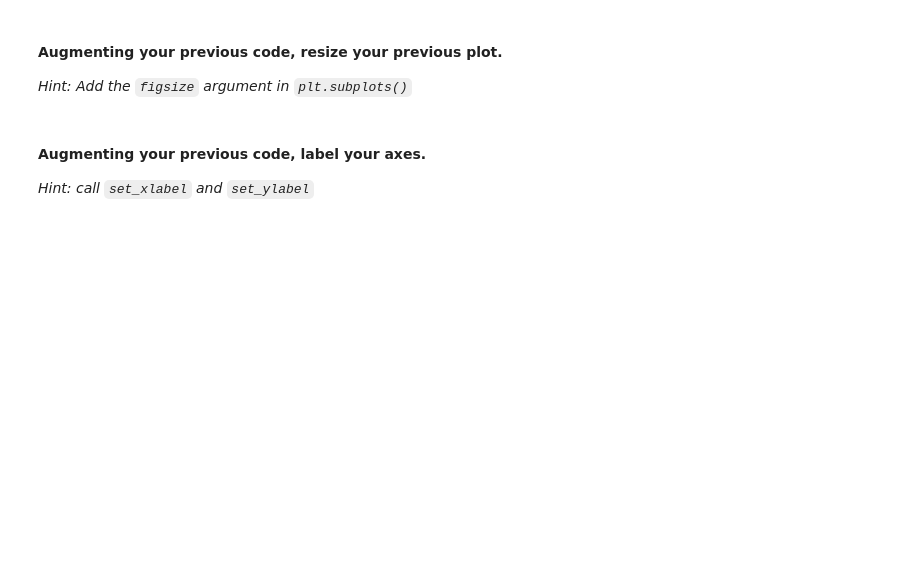
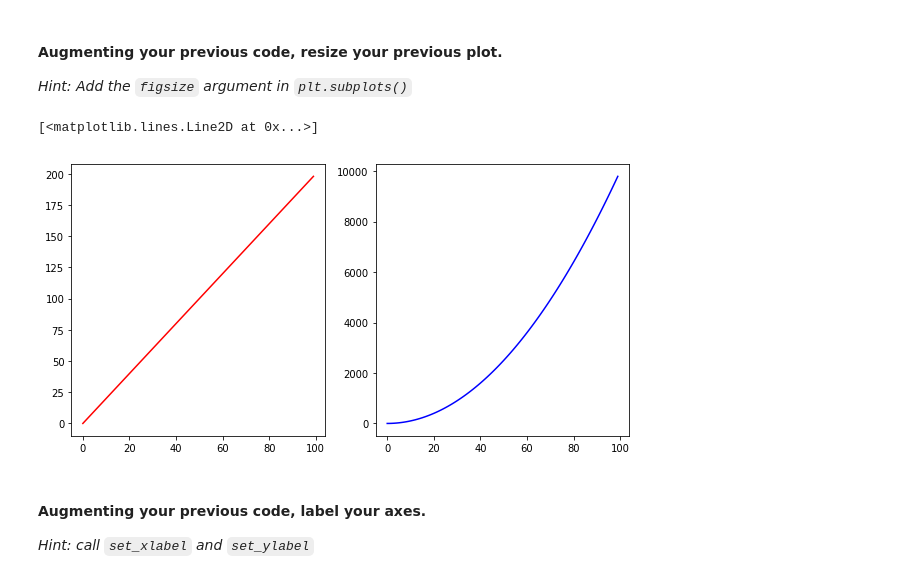
Before and after one commit to marisfont/madrid-oct-2018, a Jupyter notebook: module-2/lab-matplotlib-seaborn/your-code/challenge-1.ipynb, the cells around one changed output. Saved outputs shown, nothing was run; the diff lists cells and outputs as text; code cells hidden in the pictures; blank space fills up the shorter version.

```diff
--- a/module-2/lab-matplotlib-seaborn/your-code/challenge-1.ipynb
+++ b/module-2/lab-matplotlib-seaborn/your-code/challenge-1.ipynb
@@ -47,3 +54,10 @@ plt.plot(x, y)
+# %%
+fig, ax = plt.subplots(1,2, figsize=(10,5))
+ax[0].plot(x,y,'r')
+ax[1].plot(x,z,'b')
+# %% [output]
+[<matplotlib.lines.Line2D at 0x...>]
+[figure, added]
 # %% [markdown]
 #### Augmenting your previous code, label your axes.
 
```
Also changed, not shown: parts of 7 cells of this notebook.
